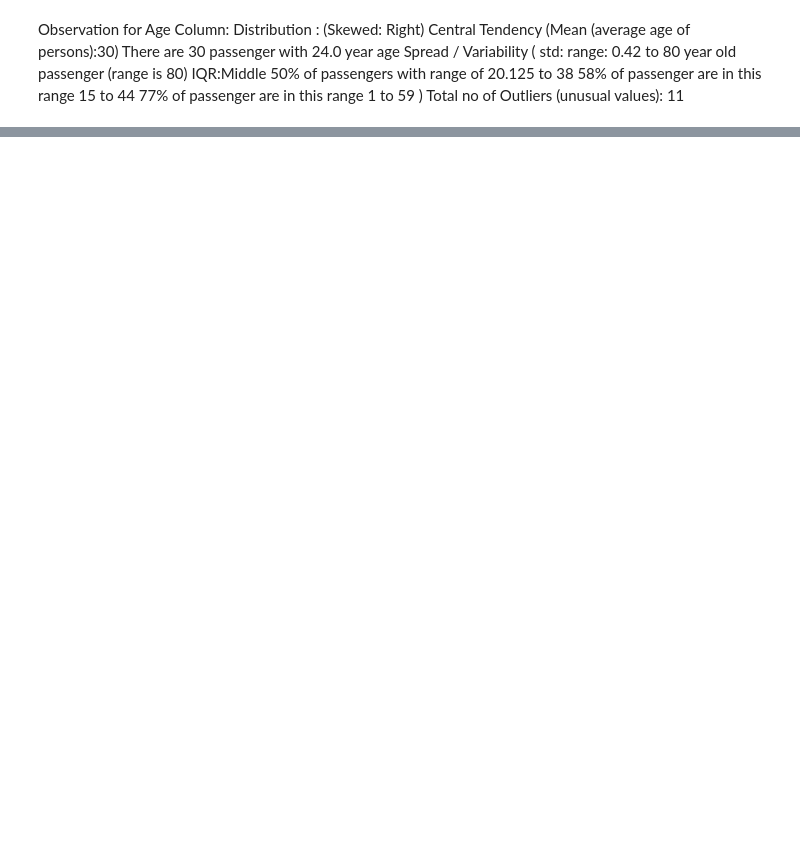
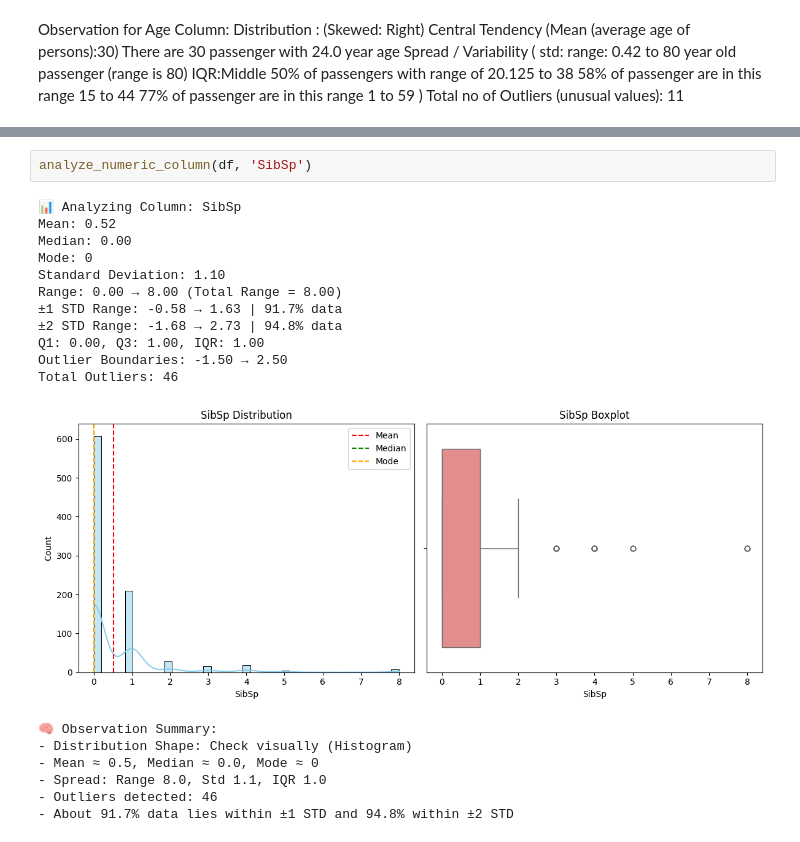
Before and after one commit to Faisal-Zamir/EDA-Reports, a Jupyter notebook: Titanic/EDA_Titanic.ipynb, the cells around one changed output, grey strips where cells are left out. Cells and saved outputs as stored; diff of their text form; blank space fills up the shorter version.

```diff
--- a/Titanic/EDA_Titanic.ipynb
+++ b/Titanic/EDA_Titanic.ipynb
@@ -266,0 +263,21 @@ Total no of Outliers (unusual values): 11
+# %%
+analyze_numeric_column(df, 'SibSp')
+# %% [output]
+📊 Analyzing Column: SibSp
+Mean: 0.52
+Median: 0.00
+Mode: 0
+Standard Deviation: 1.10
+Range: 0.00 → 8.00 (Total Range = 8.00)
+±1 STD Range: -0.58 → 1.63 | 91.7% data
+±2 STD Range: -1.68 → 2.73 | 94.8% data
+Q1: 0.00, Q3: 1.00, IQR: 1.00
+Outlier Boundaries: -1.50 → 2.50
+Total Outliers: 46
+[figure, added]
+🧠 Observation Summary:
+- Distribution Shape: Check visually (Histogram)
+- Mean ≈ 0.5, Median ≈ 0.0, Mode ≈ 0
+- Spread: Range 8.0, Std 1.1, IQR 1.0
+- Outliers detected: 46
+- About 91.7% data lies within ±1 STD and 94.8% within ±2 STD
```
Also changed, not shown: parts of 23 cells of this notebook.
